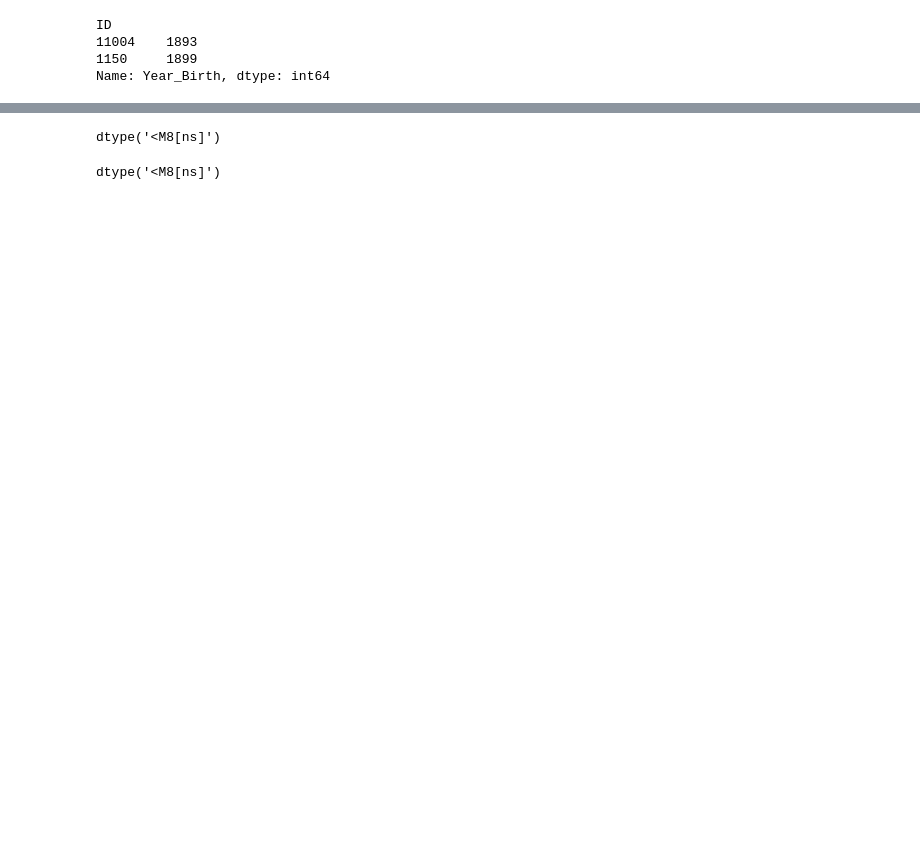
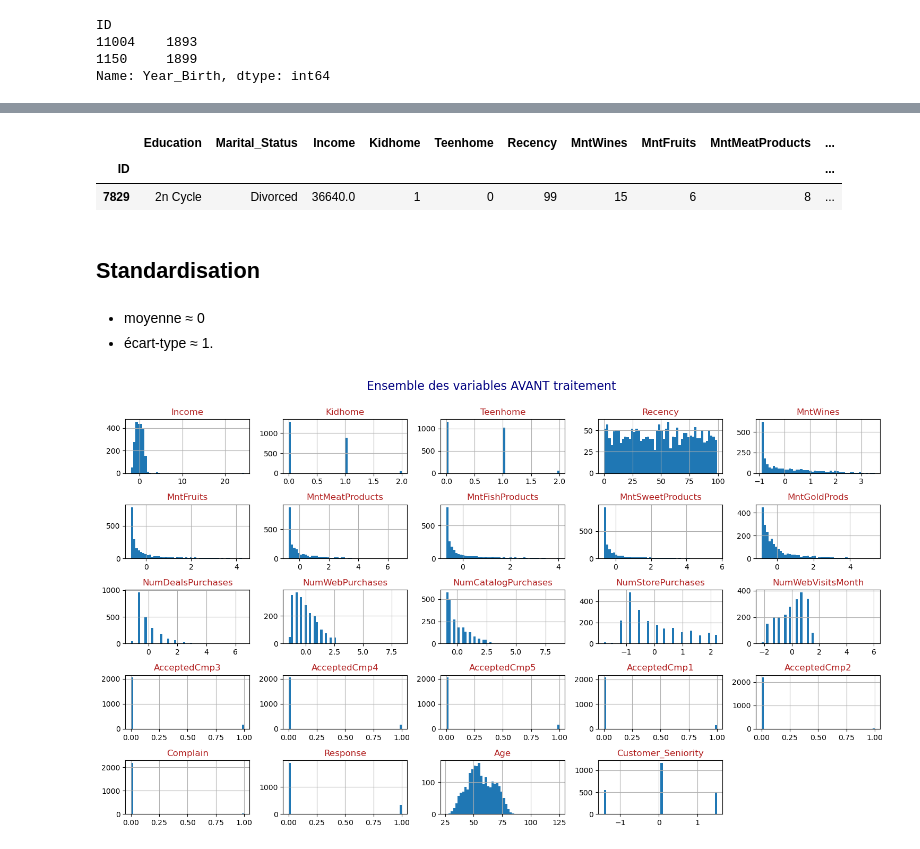
Before and after one commit to bruno-coulet/customer-personality-analysis, a Jupyter notebook: exploration.ipynb, the cells around one changed output, grey strips where cells are left out. Saved outputs shown, nothing was run; the diff lists cells and outputs as text; code cells hidden in the pictures; blank space fills up the shorter version.

```diff
--- a/exploration.ipynb
+++ b/exploration.ipynb
@@ -105,11 +107,7 @@ df.loc[1150, 'Year_Birth'] = 1999
 df['Dt_Customer'] = pd.to_datetime(df['Dt_Customer'], format="%d-%m-%Y", errors='coerce')
 df['Year_Birth'] = pd.to_datetime(df['Year_Birth'], format="%Y")
 # %%
-df['Dt_Customer'].dtype
+# df['Dt_Customer'].dtype
-# %% [output]
-dtype('<M8[ns]')
 # %%
-df['Year_Birth'].dtype
+# df['Year_Birth'].dtype
-# %% [output]
-dtype('<M8[ns]')
 # %%
@@ -118 +125,47 @@ df[(df['Dt_Customer'] > '01-01-2015') | (df['Dt_Customer'] < '01-01-2012')]
+# %%
+df.loc[df['Age']==125]
+# %% [output]
+|  | Education | Marital_Status | Income | Kidhome | Teenhome | Recency | MntWines | MntFruits | MntMeatProducts | ... |
+| ID |  |  |  |  |  |  |  |  |  | ... |
+| 7829 | 2n Cycle | Divorced | 36640.0 | 1 | 0 | 99 | 15 | 6 | 8 | ... |
+# %%
+df['Age'] = datetime.today().year - df['Year_Birth'].dt.year
+df['Customer_Seniority'] = datetime.today().year - df['Dt_Customer'].dt.year
+# %%
+df.drop(['Z_Revenue','Z_CostContact', 'Year_Birth', 'Dt_Customer'], axis=1, inplace= True)
+# %% [markdown]
+## Standardisation
+# %%
+to_std = ['Income',
+        'Customer_Seniority',
+        'MntWines',
+        'MntFruits',
+        'MntMeatProducts',
+        'MntFishProducts',
+        'MntSweetProducts',
+        'MntGoldProds',
+    'NumDealsPurchases',
+    'NumWebPurchases',
+    'NumCatalogPurchases',
+    'NumStorePurchases',
+    'NumWebVisitsMonth' ]
+# %% [markdown]
+- moyenne ≈ 0
+- écart-type ≈ 1.
+# %%
+
+scaler = StandardScaler()
+df_scaled = df.copy()
+df_scaled[to_std] = scaler.fit_transform(df[to_std])
+# %%
+axes = df_scaled.hist(bins=50, figsize=(15,9))
+plt.suptitle("Ensemble des variables AVANT traitement", fontsize=16, color="navy")
+# Modifier la couleur des titres individuels
+for ax in axes.ravel():  # ravel() aplatit la grille d'axes
+    ax.set_title(ax.get_title(), color='firebrick')
+
+plt.tight_layout(rect=[0, 0.03, 1, 0.98])
+plt.show()
+# %% [output]
+[figure, added]
 # %%
```
Also changed, not shown: parts of 15 cells of this notebook, 1 other file.
